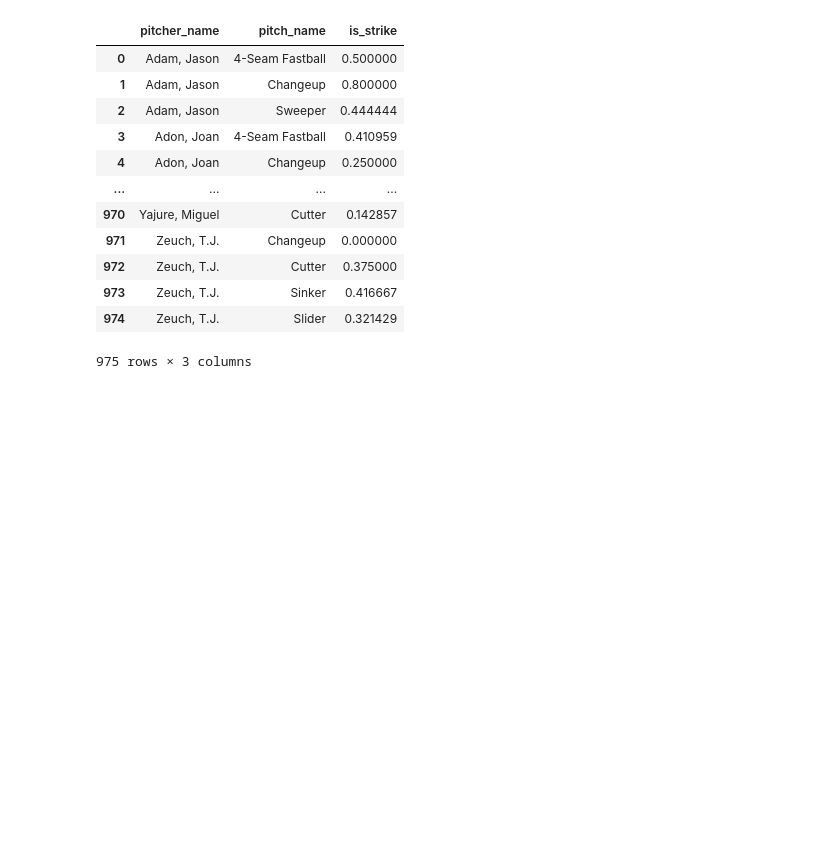
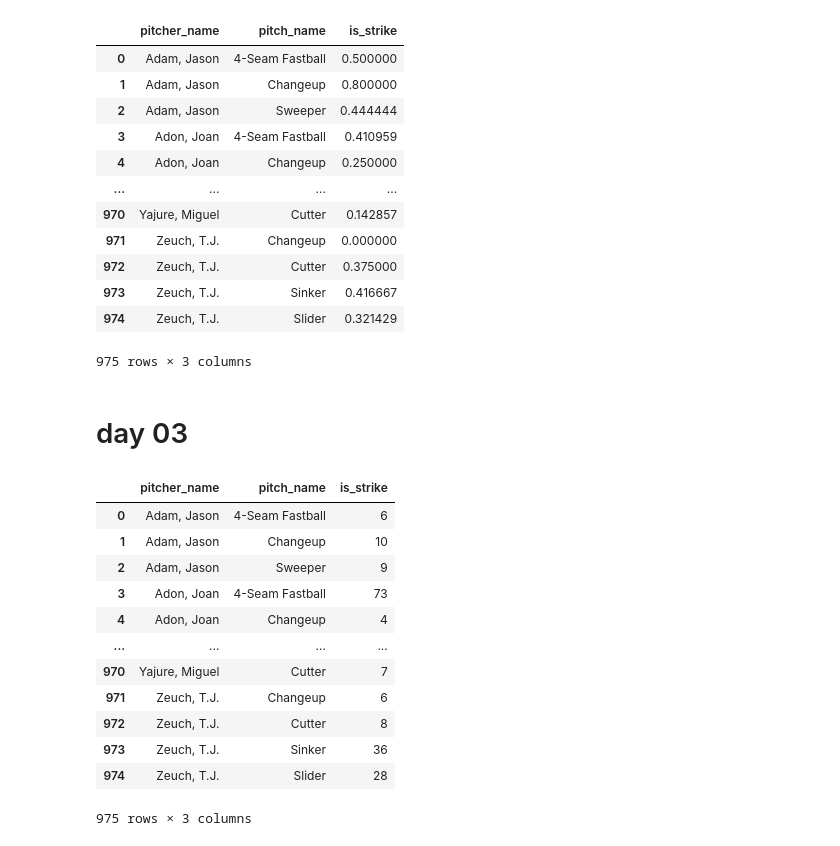
Before and after one commit to fedechaves/nw-bc, a Jupyter notebook: day1.ipynb, the cells around one changed output. Saved outputs shown, nothing was run; the diff lists cells and outputs as text; code cells hidden in the pictures; blank space fills up the shorter version.

```diff
--- a/day1.ipynb
+++ b/day1.ipynb
@@ -227,3 +228,5 @@ df1
 | 973 | Zeuch, T.J. | Sinker | 0.416667 |
 | 974 | Zeuch, T.J. | Slider | 0.321429 |
 975 rows × 3 columns
+# %% [markdown]
+# day 03
@@ -229,0 +235,16 @@ df1
+# %%
+df2
+# %% [output]
+|  | pitcher_name | pitch_name | is_strike |
+| 0 | Adam, Jason | 4-Seam Fastball | 6 |
+| 1 | Adam, Jason | Changeup | 10 |
+| 2 | Adam, Jason | Sweeper | 9 |
+| 3 | Adon, Joan | 4-Seam Fastball | 73 |
+| 4 | Adon, Joan | Changeup | 4 |
+| ... | ... | ... | ... |
+| 970 | Yajure, Miguel | Cutter | 7 |
+| 971 | Zeuch, T.J. | Changeup | 6 |
+| 972 | Zeuch, T.J. | Cutter | 8 |
+| 973 | Zeuch, T.J. | Sinker | 36 |
+| 974 | Zeuch, T.J. | Slider | 28 |
+975 rows × 3 columns
```
Also changed, not shown: parts of 11 cells of this notebook.
